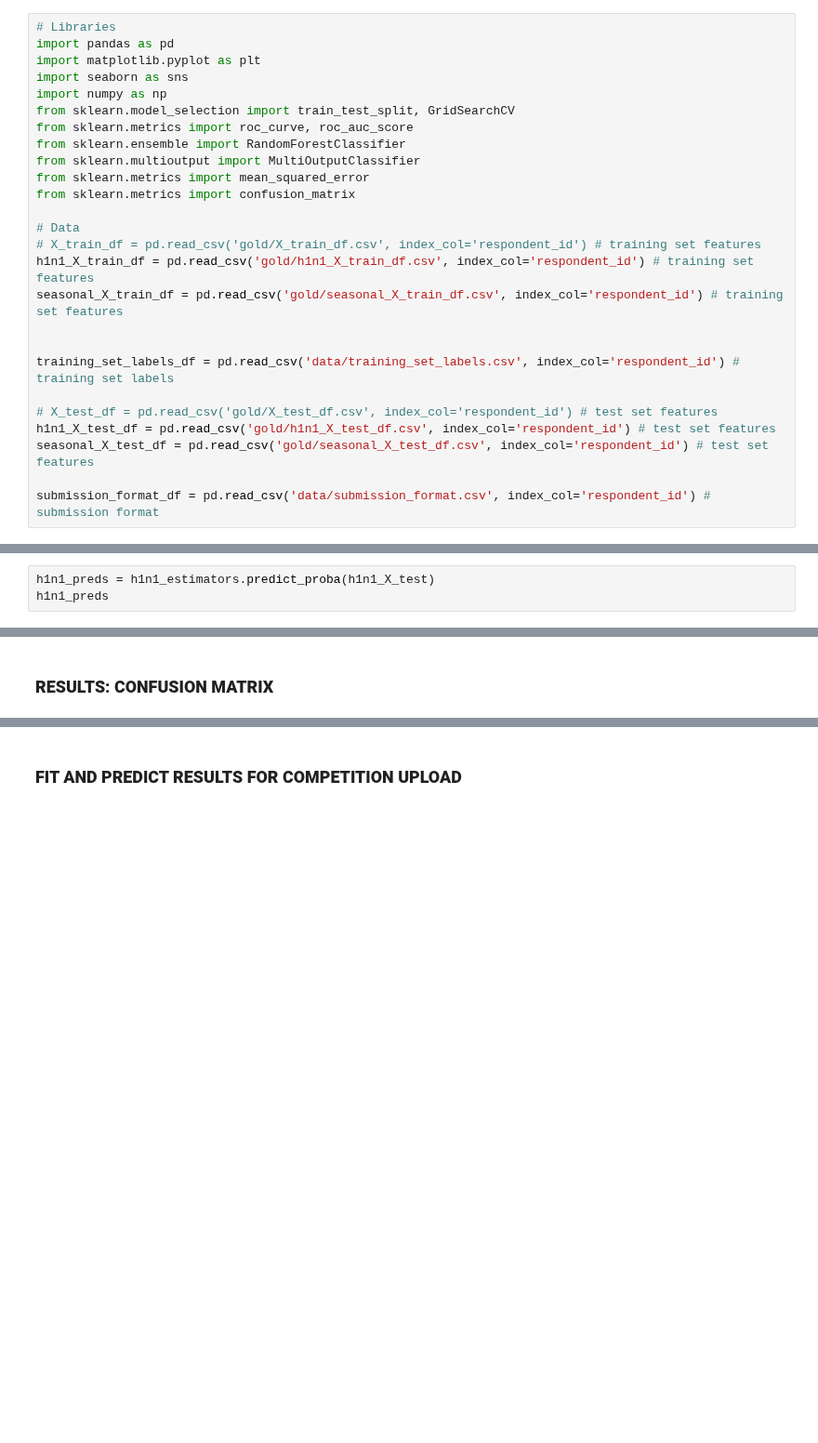
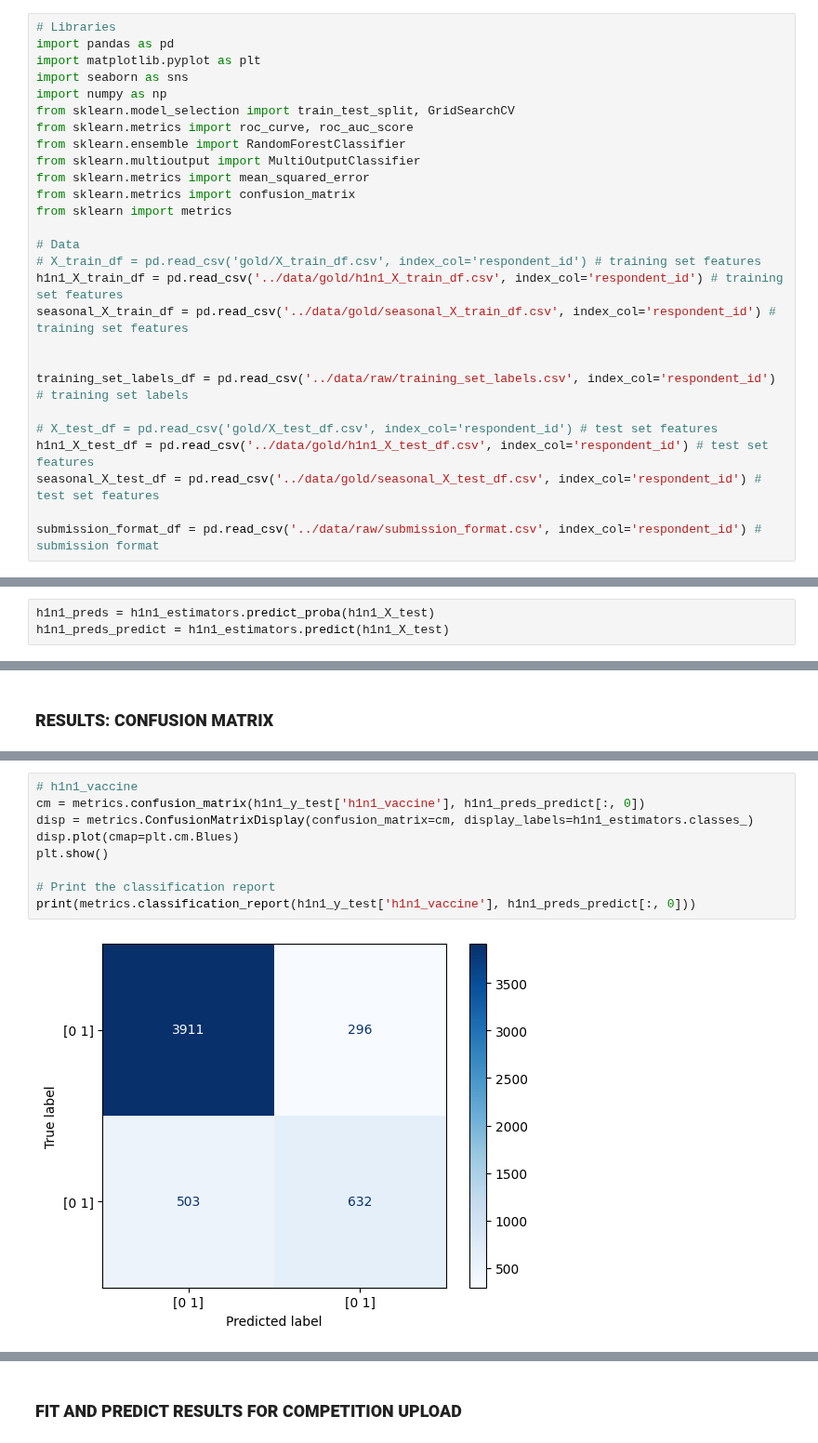
Before and after one commit to SERGI0HERREROS/MachineLearning, a Jupyter notebook: best_models/RandomForest_with_partition.ipynb, the cells around one changed output, grey strips where cells are left out. Shown at 93% size. Saved outputs shown, nothing was run; the diff lists cells and outputs as text; blank space fills up the shorter version.

```diff
--- a/best_models/RandomForest_with_partition.ipynb
+++ b/best_models/RandomForest_with_partition.ipynb
@@ -14,20 +14,21 @@ from sklearn.ensemble import RandomForestClassifier
 from sklearn.multioutput import MultiOutputClassifier
 from sklearn.metrics import mean_squared_error
 from sklearn.metrics import confusion_matrix
+from sklearn import metrics
 
 # Data
 # X_train_df = pd.read_csv('gold/X_train_df.csv', index_col='respondent_id') # training set features
-h1n1_X_train_df = pd.read_csv('gold/h1n1_X_train_df.csv', index_col='respondent_id') # training set features
-seasonal_X_train_df = pd.read_csv('gold/seasonal_X_train_df.csv', index_col='respondent_id') # training set features
+h1n1_X_train_df = pd.read_csv('../data/gold/h1n1_X_train_df.csv', index_col='respondent_id') # training set features
+seasonal_X_train_df = pd.read_csv('../data/gold/seasonal_X_train_df.csv', index_col='respondent_id') # training set features
 
 
-training_set_labels_df = pd.read_csv('data/training_set_labels.csv', index_col='respondent_id') # training set labels
+training_set_labels_df = pd.read_csv('../data/raw/training_set_labels.csv', index_col='respondent_id') # training set labels
 
 # X_test_df = pd.read_csv('gold/X_test_df.csv', index_col='respondent_id') # test set features
-h1n1_X_test_df = pd.read_csv('gold/h1n1_X_test_df.csv', index_col='respondent_id') # test set features
-seasonal_X_test_df = pd.read_csv('gold/seasonal_X_test_df.csv', index_col='respondent_id') # test set features
+h1n1_X_test_df = pd.read_csv('../data/gold/h1n1_X_test_df.csv', index_col='respondent_id') # test set features
+seasonal_X_test_df = pd.read_csv('../data/gold/seasonal_X_test_df.csv', index_col='respondent_id') # test set features
 
-submission_format_df = pd.read_csv('data/submission_format.csv', index_col='respondent_id') # submission format
+submission_format_df = pd.read_csv('../data/raw/submission_format.csv', index_col='respondent_id') # submission format
 # %% [markdown]
 Data split for h1n1 and seasonal (each with its own variables).
 # %%
@@ -116,4 +117,4 @@ MultiOutputClassifier(estimator=RandomForestClassifier(class_weight='balanced_su
 Predictions.
 # %%
 h1n1_preds = h1n1_estimators.predict_proba(h1n1_X_test)
-h1n1_preds
+h1n1_preds_predict = h1n1_estimators.predict(h1n1_X_test)
@@ -209,0 +183,11 @@ fig.tight_layout()
+# %%
+# h1n1_vaccine
+cm = metrics.confusion_matrix(h1n1_y_test['h1n1_vaccine'], h1n1_preds_predict[:, 0])
+disp = metrics.ConfusionMatrixDisplay(confusion_matrix=cm, display_labels=h1n1_estimators.classes_)
+disp.plot(cmap=plt.cm.Blues)
+plt.show()
+
+# Print the classification report
+print(metrics.classification_report(h1n1_y_test['h1n1_vaccine'], h1n1_preds_predict[:, 0]))
+# %% [output]
+[figure, added]
```
Also changed, not shown: parts of 9 cells of this notebook, 8 other files.
